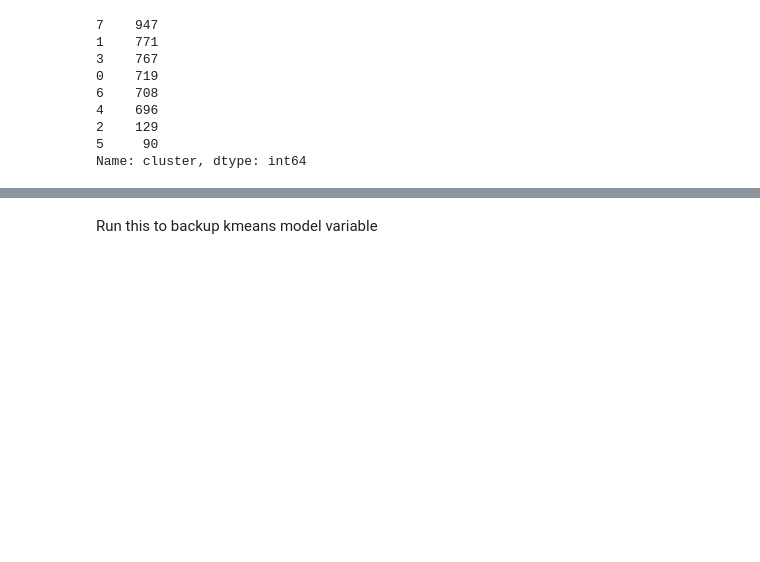
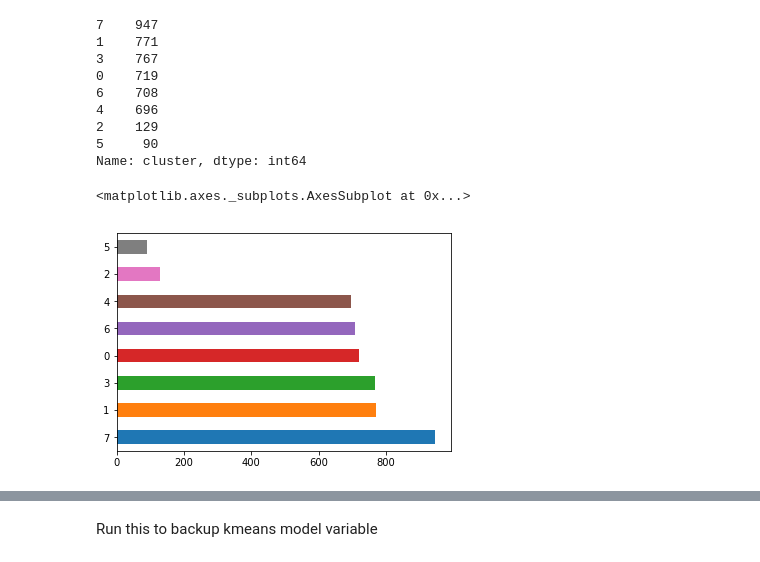
Before and after one commit to yewyew25/fyp2_project, a Jupyter notebook: SE1502538 - FYP2 (Identify job titles required skill sets)- FINAL.ipynb, the cells around one changed output, grey strips where cells are left out. Cells and saved outputs as stored; diff of their text form; code cells hidden in the pictures; blank space fills up the shorter version.

```diff
--- a/SE1502538 - FYP2 (Identify job titles required skill sets)- FINAL.ipynb
+++ b/SE1502538 - FYP2 (Identify job titles required skill sets)- FINAL.ipynb
@@ -379,6 +368,9 @@ Run this to load data variable
 import pickle
 with open('km_model(k=8)', 'rb') as lf:
     km = pickle.load(lf)
+# %%
+num_clusters = 8
+clusters = km.labels_.tolist()
 # %%
 import pandas as pd
 
@@ -397,6 +389,13 @@ frame['cluster'].value_counts() #number of job_adverts per cluster (clusters fro
 2    129
 5     90
 Name: cluster, dtype: int64
+# %%
+
+CountStatus = frame['cluster'].value_counts()
+CountStatus.plot.barh()
+# %% [output]
+<matplotlib.axes._subplots.AxesSubplot at 0x...>
+[figure, added]
 # %%
 from __future__ import print_function
 
```
Also changed, not shown: parts of 5 cells of this notebook, 2 other files.
